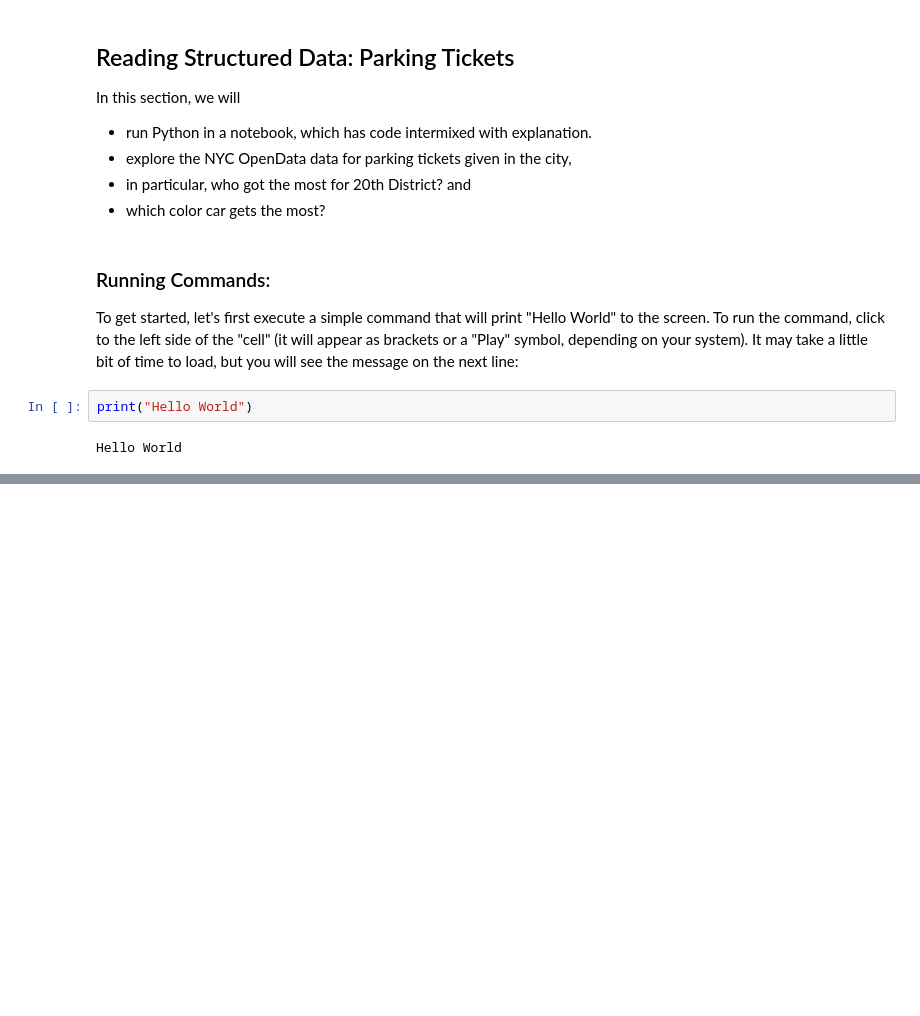
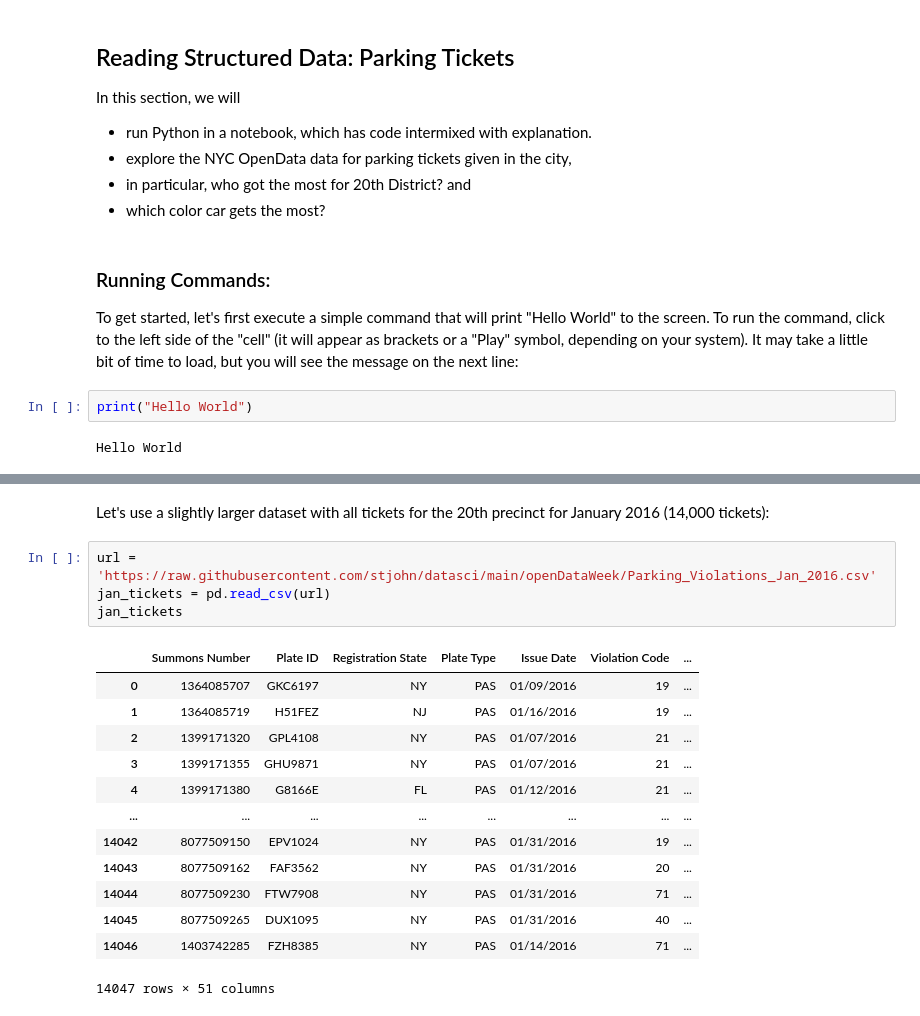
Before and after one commit to stjohn/datasci, a Jupyter notebook: openDataWeek/GettingStartedWithPandas.ipynb, the cells around one changed output, grey strips where cells are left out. Saved outputs shown, nothing was run; the diff lists cells and outputs as text; blank space fills up the shorter version.

```diff
--- a/openDataWeek/GettingStartedWithPandas.ipynb
+++ b/openDataWeek/GettingStartedWithPandas.ipynb
@@ -20,0 +118,20 @@ Hello World
+# %% [markdown]
+Let's use a slightly larger dataset with all tickets for the 20th precinct for January 2016 (14,000 tickets):
+# %%
+url = 'https://raw.githubusercontent.com/stjohn/datasci/main/openDataWeek/Parking_Violations_Jan_2016.csv'
+jan_tickets = pd.read_csv(url)
+jan_tickets
+# %% [output]
+|  | Summons Number | Plate ID | Registration State | Plate Type | Issue Date | Violation Code | ... |
+| 0 | 1364085707 | GKC6197 | NY | PAS | 01/09/2016 | 19 | ... |
+| 1 | 1364085719 | H51FEZ | NJ | PAS | 01/16/2016 | 19 | ... |
+| 2 | 1399171320 | GPL4108 | NY | PAS | 01/07/2016 | 21 | ... |
+| 3 | 1399171355 | GHU9871 | NY | PAS | 01/07/2016 | 21 | ... |
+| 4 | 1399171380 | G8166E | FL | PAS | 01/12/2016 | 21 | ... |
+| ... | ... | ... | ... | ... | ... | ... | ... |
+| 14042 | 8077509150 | EPV1024 | NY | PAS | 01/31/2016 | 19 | ... |
+| 14043 | 8077509162 | FAF3562 | NY | PAS | 01/31/2016 | 20 | ... |
+| 14044 | 8077509230 | FTW7908 | NY | PAS | 01/31/2016 | 71 | ... |
+| 14045 | 8077509265 | DUX1095 | NY | PAS | 01/31/2016 | 40 | ... |
+| 14046 | 1403742285 | FZH8385 | NY | PAS | 01/14/2016 | 71 | ... |
+14047 rows × 51 columns
```
Also changed, not shown: parts of 15 cells of this notebook.
